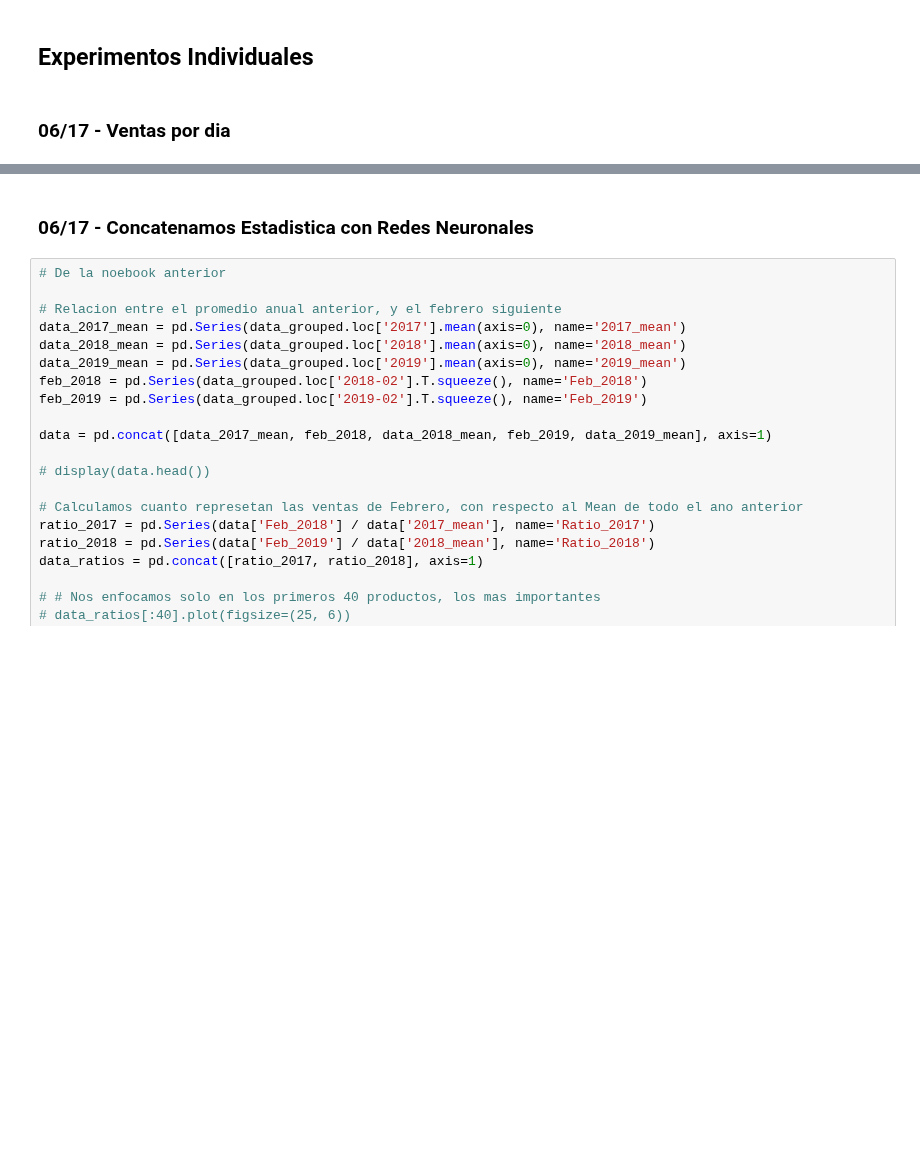
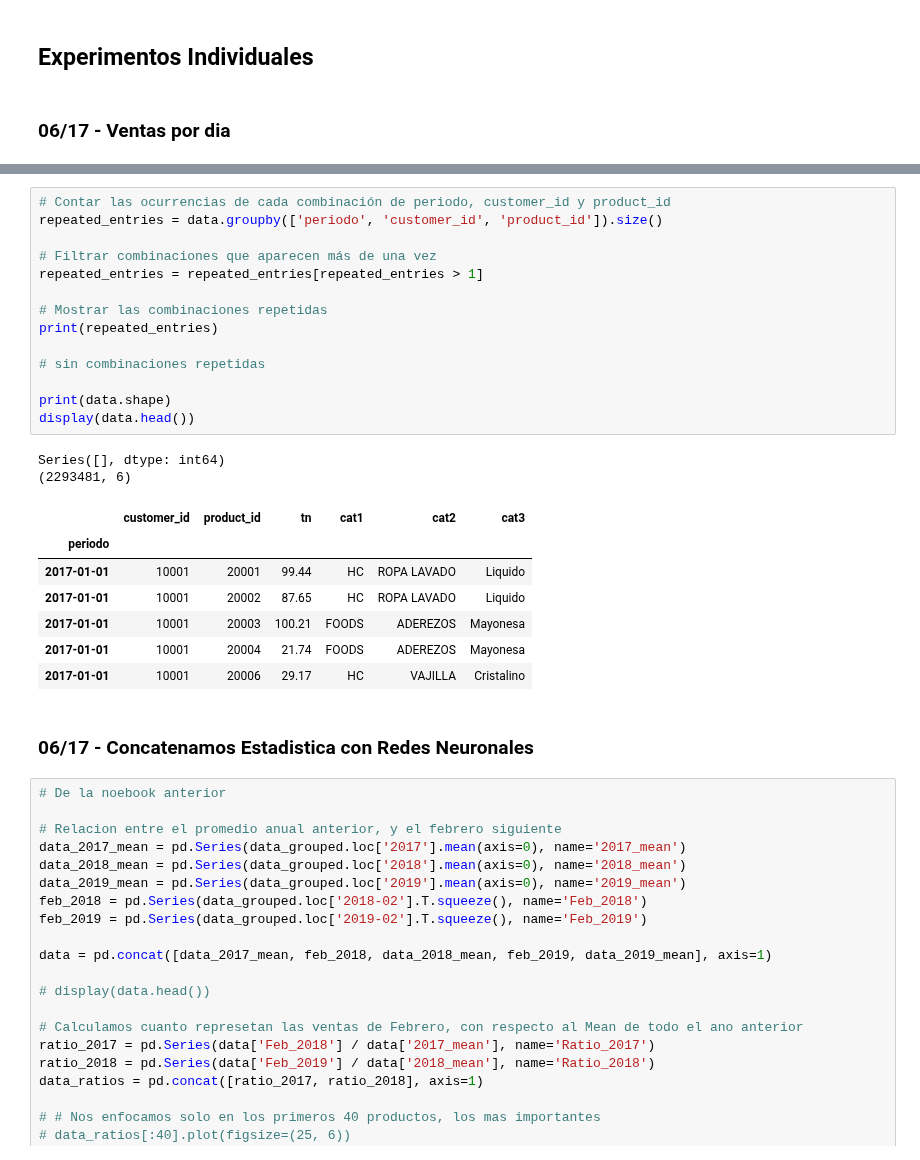
Before and after one commit to AndresMontesDeOca/Laboratorio3, a Jupyter notebook: Kaggle.ipynb, the cells around one changed output, grey strips where cells are left out. Saved outputs shown, nothing was run; the diff lists cells and outputs as text; blank space fills up the shorter version.

```diff
--- a/Kaggle.ipynb
+++ b/Kaggle.ipynb
@@ -1020,3 +1038,27 @@ data_productos_a_predecir_con_categorias.index.isin(data[mask_cat1_null]['produc
+# %%
+# Contar las ocurrencias de cada combinación de periodo, customer_id y product_id
+repeated_entries = data.groupby(['periodo', 'customer_id', 'product_id']).size()
+
+# Filtrar combinaciones que aparecen más de una vez
+repeated_entries = repeated_entries[repeated_entries > 1]
+
+# Mostrar las combinaciones repetidas
+print(repeated_entries)
+
+# sin combinaciones repetidas
+
+print(data.shape)
+display(data.head())
+# %% [output]
+Series([], dtype: int64)
+(2293481, 6)
+|  | customer_id | product_id | tn | cat1 | cat2 | cat3 |
+| periodo |  |  |  |  |  |  |
+| 2017-01-01 | 10001 | 20001 | 99.44 | HC | ROPA LAVADO | Liquido |
+| 2017-01-01 | 10001 | 20002 | 87.65 | HC | ROPA LAVADO | Liquido |
+| 2017-01-01 | 10001 | 20003 | 100.21 | FOODS | ADEREZOS | Mayonesa |
+| 2017-01-01 | 10001 | 20004 | 21.74 | FOODS | ADEREZOS | Mayonesa |
+| 2017-01-01 | 10001 | 20006 | 29.17 | HC | VAJILLA | Cristalino |
 # %% [markdown]
 ### 06/17 - Concatenamos Estadistica con Redes Neuronales
 # %%
```
Also changed, not shown: parts of 3 cells of this notebook.
